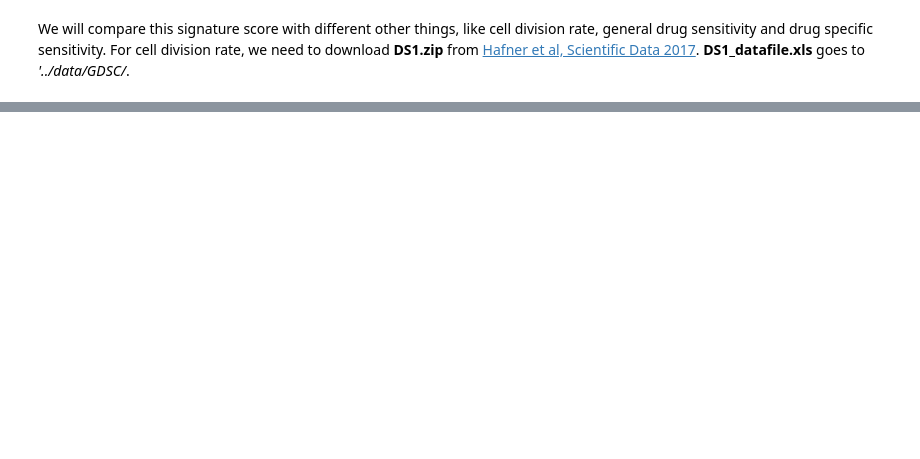
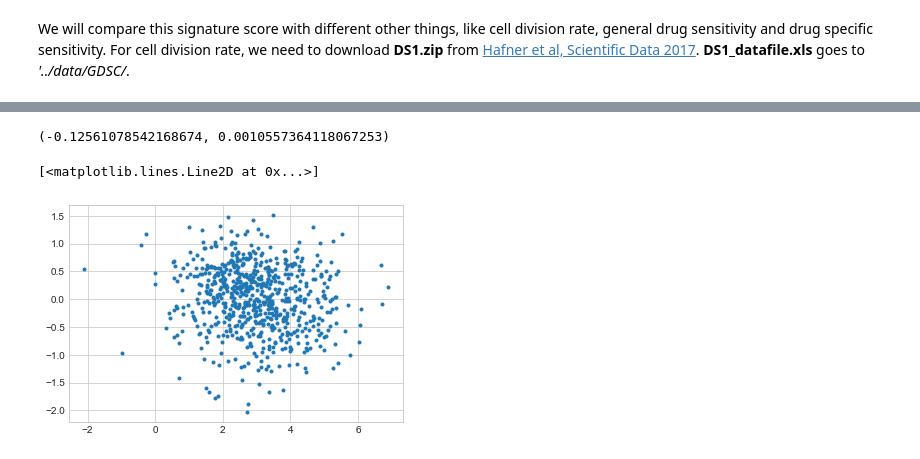
Before and after one commit to bence-szalai/Cell-death-signatures, a Jupyter notebook: code/cell_death_3_functional_analysis.ipynb, the cells around one changed output, grey strips where cells are left out. Saved outputs shown, nothing was run; the diff lists cells and outputs as text; code cells hidden in the pictures; blank space fills up the shorter version.

```diff
--- a/code/cell_death_3_functional_analysis.ipynb
+++ b/code/cell_death_3_functional_analysis.ipynb
@@ -258,0 +436,7 @@ growth.index=cell_anno['COSMIC identifier'].astype(int).astype(str)
+# %%
+drug_response=pd.read_excel('../data/GDSC/v17.3_fitted_dose_response.xlsx')
+# %%
+drug_response['COSMIC_ID']=drug_response['COSMIC_ID'].astype(int).astype(str)
+# %%
+fil=np.in1d(drug_response['COSMIC_ID'],anno.index)
+drug_response=drug_response[fil]
@@ -258,0 +515,8 @@ growth.index=cell_anno['COSMIC identifier'].astype(int).astype(str)
+# %%
+d=AKAP12
+fil=drug_response['DRUG_ID']==d
+temp=drug_response[fil][['COSMIC_ID','LN_IC50']].copy()
+temp['INTERCEPT']=1
+temp['SCORE']=anno.loc[temp['COSMIC_ID'].values,'SCORE'].values
+temp['MSI']=anno.loc[temp['COSMIC_ID'].values,'Microsatellite \ninstability Status (MSI)'].values
+temp['TCGA']=anno.loc[temp['COSMIC_ID'].values,'Cancer Type\n(matching TCGA label)'].values
@@ -258,0 +532,9 @@ growth.index=cell_anno['COSMIC identifier'].astype(int).astype(str)
+# %%
+pcor(temp['LN_IC50'],temp['SCORE'])
+# %% [output]
+(-0.12561078542168674, 0.0010557364118067253)
+# %%
+plt.plot(temp['LN_IC50'],temp['SCORE'],'.')
+# %% [output]
+[<matplotlib.lines.Line2D at 0x...>]
+[figure, added]
```
Also changed, not shown: parts of 45 cells of this notebook, 4 other files.
